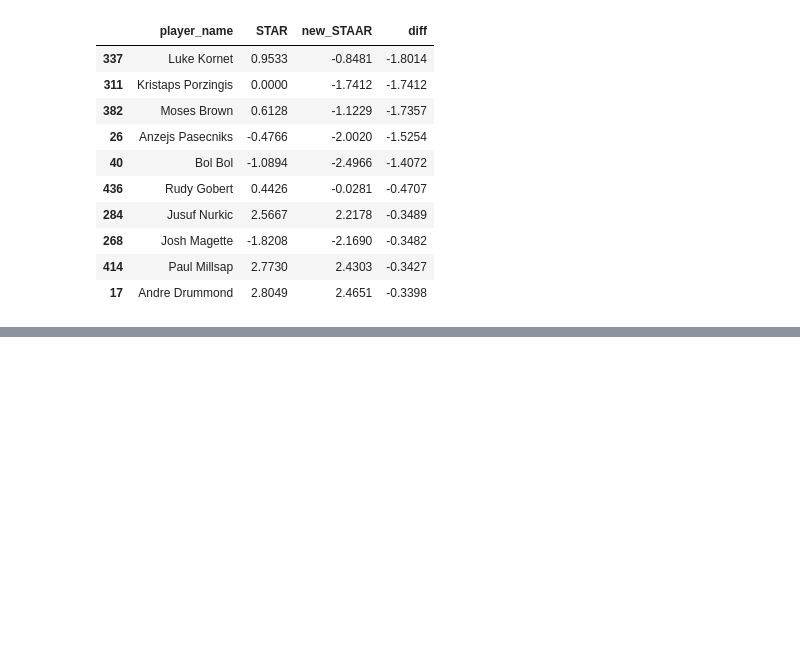
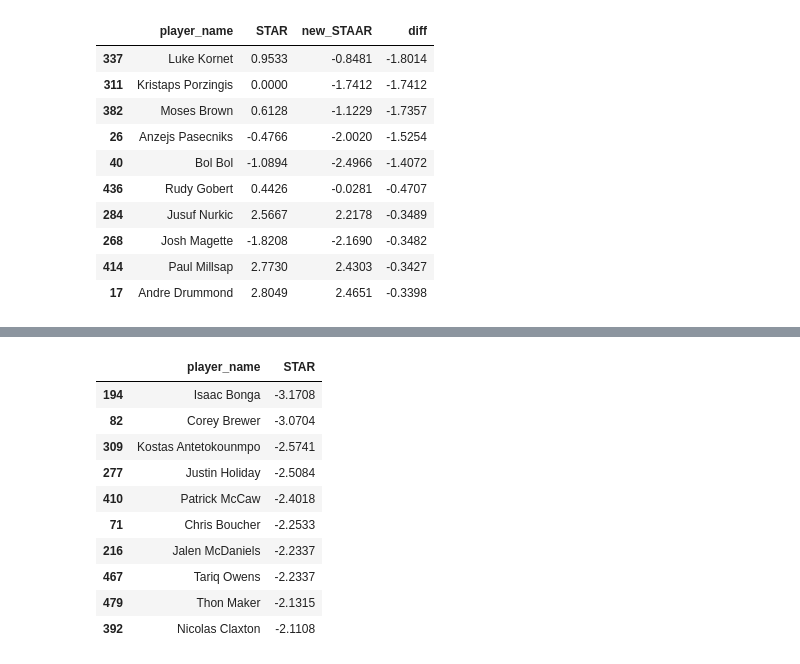
Before and after one commit to wplam107/nba_player_pos, a Jupyter notebook: notebooks/t_measures.ipynb, the cells around one changed output, grey strips where cells are left out. Cells and saved outputs as stored; diff of their text form; code cells hidden in the pictures; blank space fills up the shorter version.

```diff
--- a/notebooks/t_measures.ipynb
+++ b/notebooks/t_measures.ipynb
@@ -315,0 +354,14 @@ df.sort_values('new_STAAR', ascending=False)[['player_name', 'new_STAAR']].head(
+# %%
+df.sort_values('STAR', ascending=True)[['player_name', 'STAR']].head(10)
+# %% [output]
+|  | player_name | STAR |
+| 194 | Isaac Bonga | -3.1708 |
+| 82 | Corey Brewer | -3.0704 |
+| 309 | Kostas Antetokounmpo | -2.5741 |
+| 277 | Justin Holiday | -2.5084 |
+| 410 | Patrick McCaw | -2.4018 |
+| 71 | Chris Boucher | -2.2533 |
+| 216 | Jalen McDaniels | -2.2337 |
+| 467 | Tariq Owens | -2.2337 |
+| 479 | Thon Maker | -2.1315 |
+| 392 | Nicolas Claxton | -2.1108 |
```
Also changed, not shown: parts of 12 cells of this notebook.
